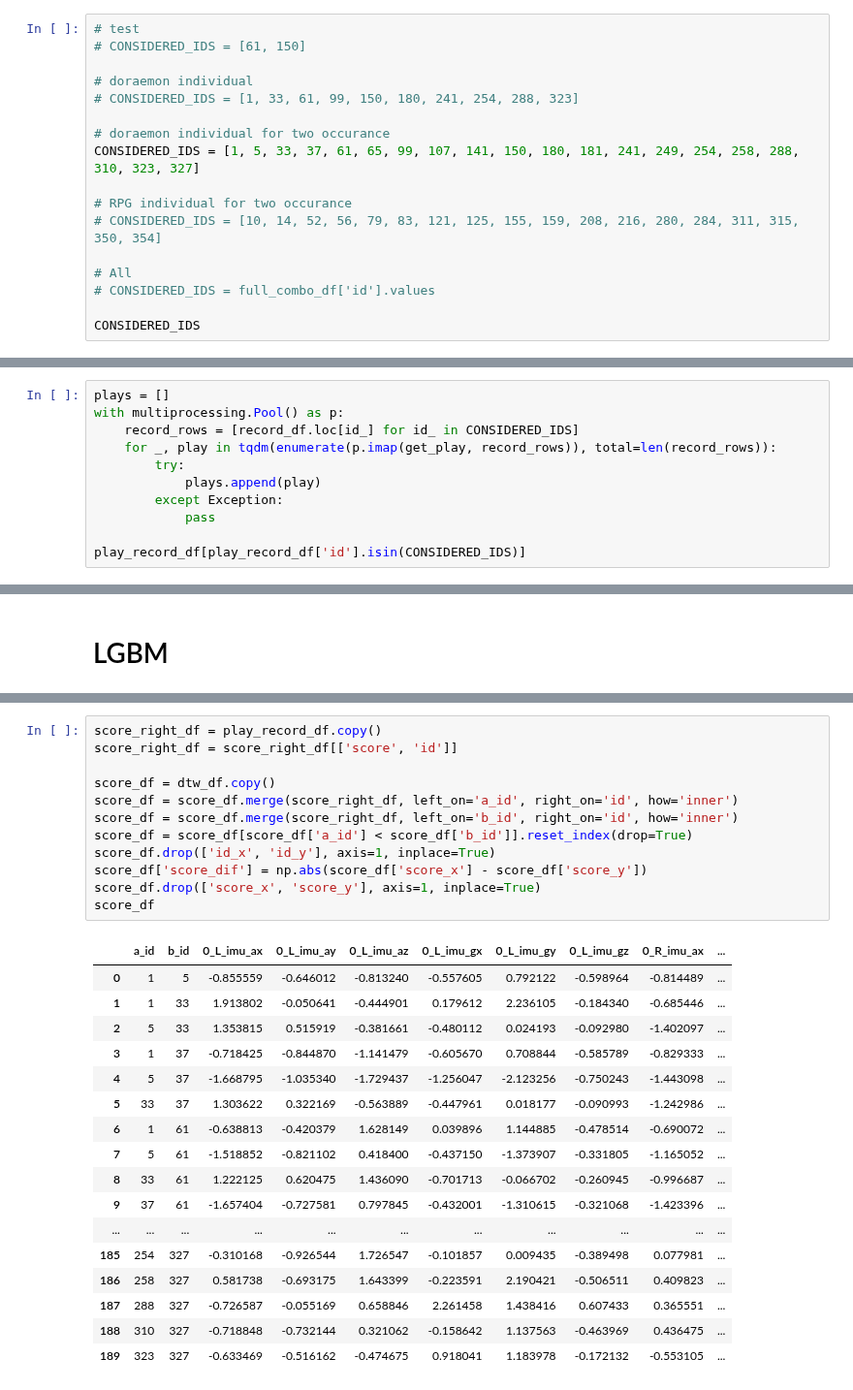
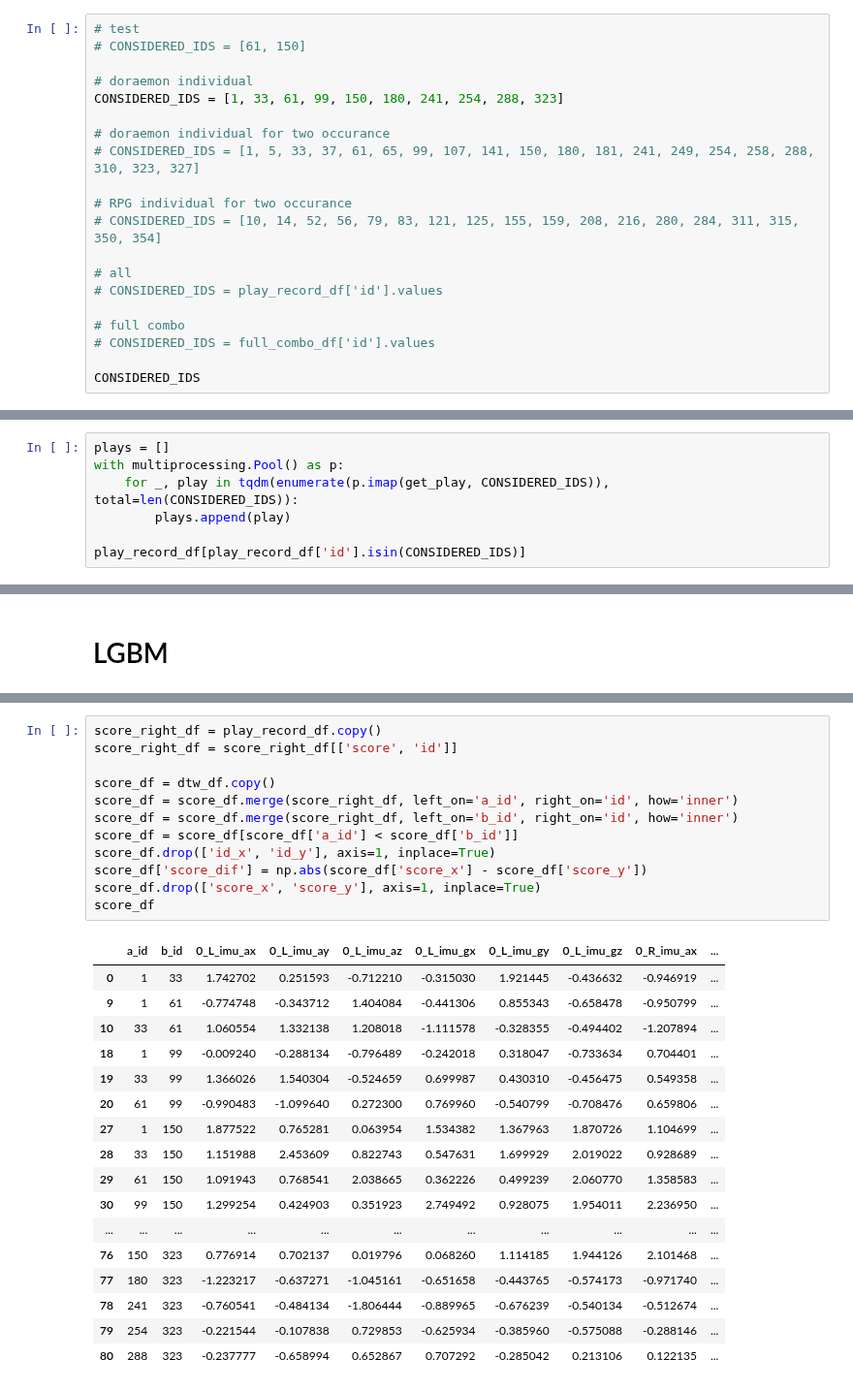
Before and after one commit to dsmilab/Taiko-Master, a Jupyter notebook: util/[beta] DTW.ipynb, the cells around one changed output, grey strips where cells are left out. Shown at 97% size. Cells and saved outputs as stored; diff of their text form.

```diff
--- a/util/[beta] DTW.ipynb
+++ b/util/[beta] DTW.ipynb
@@ -101,15 +101,18 @@ full_combo_df
 # CONSIDERED_IDS = [61, 150]
 
 # doraemon individual
-# CONSIDERED_IDS = [1, 33, 61, 99, 150, 180, 241, 254, 288, 323]
+CONSIDERED_IDS = [1, 33, 61, 99, 150, 180, 241, 254, 288, 323]
 
 # doraemon individual for two occurance
-CONSIDERED_IDS = [1, 5, 33, 37, 61, 65, 99, 107, 141, 150, 180, 181, 241, 249, 254, 258, 288, 310, 323, 327]
+# CONSIDERED_IDS = [1, 5, 33, 37, 61, 65, 99, 107, 141, 150, 180, 181, 241, 249, 254, 258, 288, 310, 323, 327]
 
 # RPG individual for two occurance
 # CONSIDERED_IDS = [10, 14, 52, 56, 79, 83, 121, 125, 155, 159, 208, 216, 280, 284, 311, 315, 350, 354]
 
-# All
+# all
+# CONSIDERED_IDS = play_record_df['id'].values
+
+# full combo
 # CONSIDERED_IDS = full_combo_df['id'].values
 
 CONSIDERED_IDS
@@ -137,12 +121,8 @@ CONSIDERED_IDS
 # %%
 plays = []
 with multiprocessing.Pool() as p:
-    record_rows = [record_df.loc[id_] for id_ in CONSIDERED_IDS]
-    for _, play in tqdm(enumerate(p.imap(get_play, record_rows)), total=len(record_rows)):
-        try:
-            plays.append(play)
-        except Exception:
-            pass
+    for _, play in tqdm(enumerate(p.imap(get_play, CONSIDERED_IDS)), total=len(CONSIDERED_IDS)):
+        plays.append(play)
 
 play_record_df[play_record_df['id'].isin(CONSIDERED_IDS)]
 # %% [output]
@@ -287,30 +261,30 @@ from sklearn.metrics import mean_squared_error
 # %%
 score_right_df = play_record_df.copy()
 score_right_df = score_right_df[['score', 'id']]
 
 score_df = dtw_df.copy()
 score_df = score_df.merge(score_right_df, left_on='a_id', right_on='id', how='inner')
 score_df = score_df.merge(score_right_df, left_on='b_id', right_on='id', how='inner')
-score_df = score_df[score_df['a_id'] < score_df['b_id']].reset_index(drop=True)
+score_df = score_df[score_df['a_id'] < score_df['b_id']]
 score_df.drop(['id_x', 'id_y'], axis=1, inplace=True)
 score_df['score_dif'] = np.abs(score_df['score_x'] - score_df['score_y'])
 score_df.drop(['score_x', 'score_y'], axis=1, inplace=True)
 score_df
 # %% [output]
 |  | a_id | b_id | 0_L_imu_ax | 0_L_imu_ay | 0_L_imu_az | 0_L_imu_gx | 0_L_imu_gy | 0_L_imu_gz | 0_R_imu_ax | ... |
-| 0 | 1 | 5 | -0.855559 | -0.646012 | -0.813240 | -0.557605 | 0.792122 | -0.598964 | -0.814489 | ... |
-| 1 | 1 | 33 | 1.913802 | -0.050641 | -0.444901 | 0.179612 | 2.236105 | -0.184340 | -0.685446 | ... |
-| 2 | 5 | 33 | 1.353815 | 0.515919 | -0.381661 | -0.480112 | 0.024193 | -0.092980 | -1.402097 | ... |
-| 3 | 1 | 37 | -0.718425 | -0.844870 | -1.141479 | -0.605670 | 0.708844 | -0.585789 | -0.829333 | ... |
-| 4 | 5 | 37 | -1.668795 | -1.035340 | -1.729437 | -1.256047 | -2.123256 | -0.750243 | -1.443098 | ... |
-| 5 | 33 | 37 | 1.303622 | 0.322169 | -0.563889 | -0.447961 | 0.018177 | -0.090993 | -1.242986 | ... |
-| 6 | 1 | 61 | -0.638813 | -0.420379 | 1.628149 | 0.039896 | 1.144885 | -0.478514 | -0.690072 | ... |
-| 7 | 5 | 61 | -1.518852 | -0.821102 | 0.418400 | -0.437150 | -1.373907 | -0.331805 | -1.165052 | ... |
-| 8 | 33 | 61 | 1.222125 | 0.620475 | 1.436090 | -0.701713 | -0.066702 | -0.260945 | -0.996687 | ... |
-| 9 | 37 | 61 | -1.657404 | -0.727581 | 0.797845 | -0.432001 | -1.310615 | -0.321068 | -1.423396 | ... |
+| 0 | 1 | 33 | 1.742702 | 0.251593 | -0.712210 | -0.315030 | 1.921445 | -0.436632 | -0.946919 | ... |
+| 9 | 1 | 61 | -0.774748 | -0.343712 | 1.404084 | -0.441306 | 0.855343 | -0.658478 | -0.950799 | ... |
+| 10 | 33 | 61 | 1.060554 | 1.332138 | 1.208018 | -1.111578 | -0.328355 | -0.494402 | -1.207894 | ... |
+| 18 | 1 | 99 | -0.009240 | -0.288134 | -0.796489 | -0.242018 | 0.318047 | -0.733634 | 0.704401 | ... |
+| 19 | 33 | 99 | 1.366026 | 1.540304 | -0.524659 | 0.699987 | 0.430310 | -0.456475 | 0.549358 | ... |
+| 20 | 61 | 99 | -0.990483 | -1.099640 | 0.272300 | 0.769960 | -0.540799 | -0.708476 | 0.659806 | ... |
+| 27 | 1 | 150 | 1.877522 | 0.765281 | 0.063954 | 1.534382 | 1.367963 | 1.870726 | 1.104699 | ... |
+| 28 | 33 | 150 | 1.151988 | 2.453609 | 0.822743 | 0.547631 | 1.699929 | 2.019022 | 0.928689 | ... |
+| 29 | 61 | 150 | 1.091943 | 0.768541 | 2.038665 | 0.362226 | 0.499239 | 2.060770 | 1.358583 | ... |
+| 30 | 99 | 150 | 1.299254 | 0.424903 | 0.351923 | 2.749492 | 0.928075 | 1.954011 | 2.236950 | ... |
 | ... | ... | ... | ... | ... | ... | ... | ... | ... | ... | ... |
-| 185 | 254 | 327 | -0.310168 | -0.926544 | 1.726547 | -0.101857 | 0.009435 | -0.389498 | 0.077981 | ... |
-| 186 | 258 | 327 | 0.581738 | -0.693175 | 1.643399 | -0.223591 | 2.190421 | -0.506511 | 0.409823 | ... |
-| 187 | 288 | 327 | -0.726587 | -0.055169 | 0.658846 | 2.261458 | 1.438416 | 0.607433 | 0.365551 | ... |
-| 188 | 310 | 327 | -0.718848 | -0.732144 | 0.321062 | -0.158642 | 1.137563 | -0.463969 | 0.436475 | ... |
-| 189 | 323 | 327 | -0.633469 | -0.516162 | -0.474675 | 0.918041 | 1.183978 | -0.172132 | -0.553105 | ... |
+| 76 | 150 | 323 | 0.776914 | 0.702137 | 0.019796 | 0.068260 | 1.114185 | 1.944126 | 2.101468 | ... |
+| 77 | 180 | 323 | -1.223217 | -0.637271 | -1.045161 | -0.651658 | -0.443765 | -0.574173 | -0.971740 | ... |
+| 78 | 241 | 323 | -0.760541 | -0.484134 | -1.806444 | -0.889965 | -0.676239 | -0.540134 | -0.512674 | ... |
+| 79 | 254 | 323 | -0.221544 | -0.107838 | 0.729853 | -0.625934 | -0.385960 | -0.575088 | -0.288146 | ... |
+| 80 | 288 | 323 | -0.237777 | -0.658994 | 0.652867 | 0.707292 | -0.285042 | 0.213106 | 0.122135 | ... |
```
Also changed, not shown: parts of 13 cells of this notebook, 9 other files.
